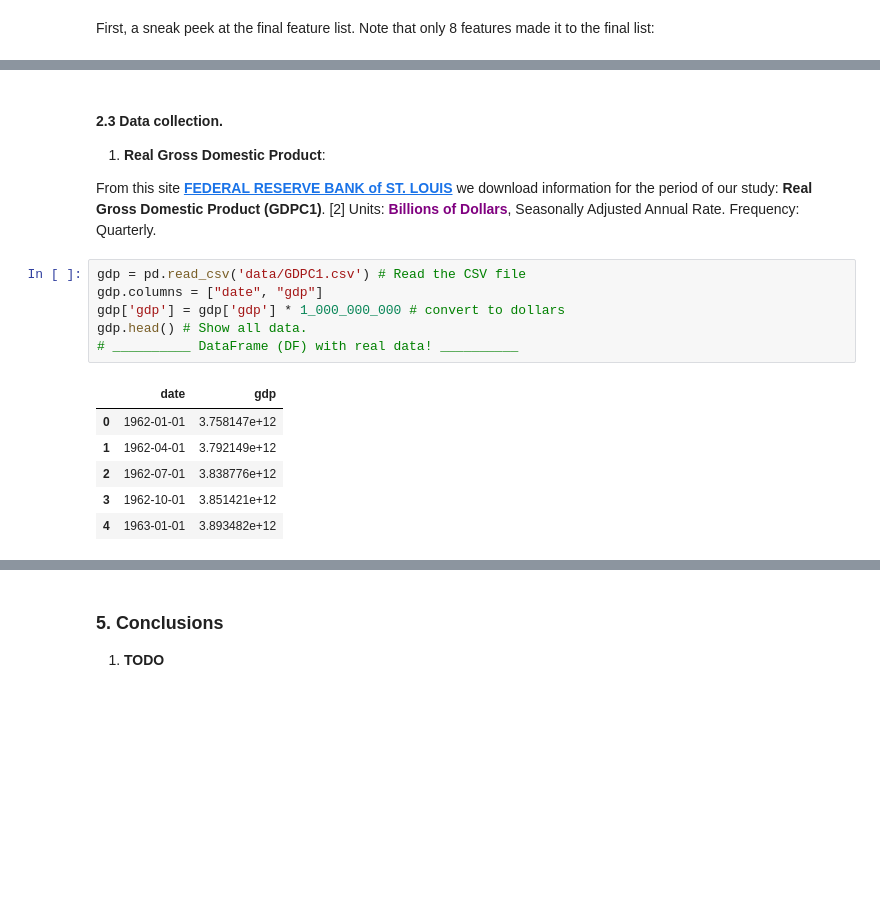
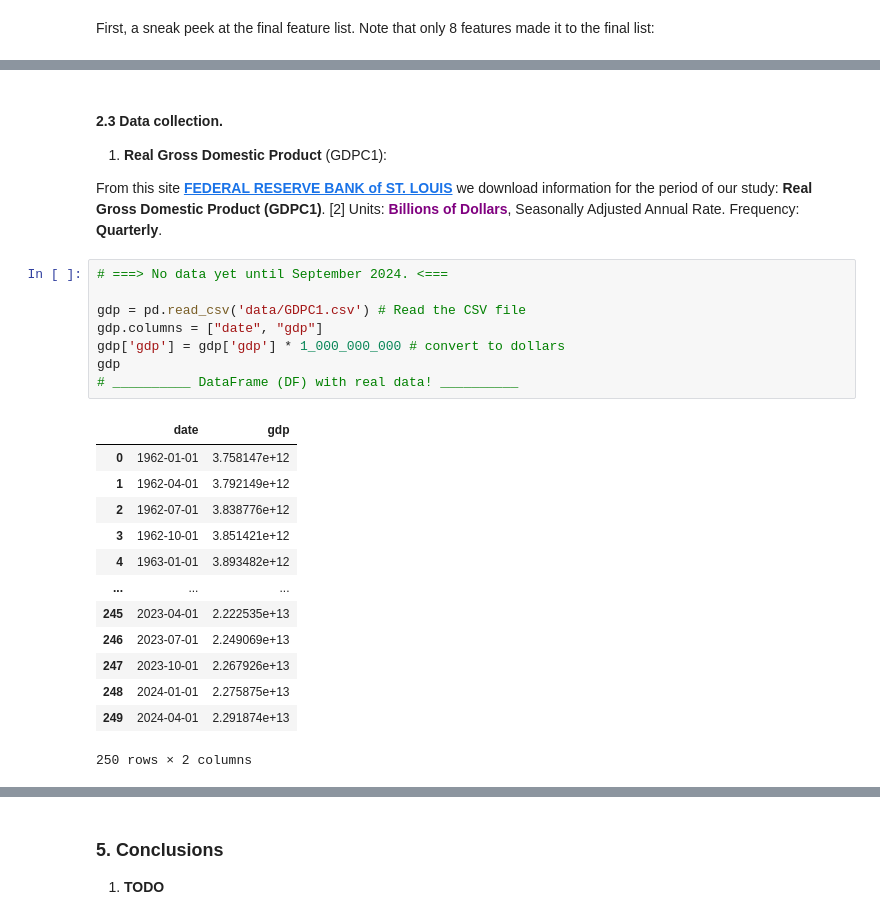
Before and after one commit to Engineer194/Analysis-of-the-US-Economy---Part-2, a Jupyter notebook: Macroeconomic Analysis of the US Economy - Part 2-v.1.ipynb, the cells around one changed output, grey strips where cells are left out. Drawn from its saved outputs; the diff is of its cells as text; blank space fills up the shorter version.

```diff
--- a/Macroeconomic Analysis of the US Economy - Part 2-v.1.ipynb
+++ b/Macroeconomic Analysis of the US Economy - Part 2-v.1.ipynb
@@ -175,21 +165,30 @@ In principle, more features can be included in the model, but there is no time c
 # %% [markdown]
 #### 2.3 Data collection.
 
-1. **Real Gross Domestic Product**:
+1. **Real Gross Domestic Product** (GDPC1):
 
 From this site **[FEDERAL RESERVE BANK of ST. LOUIS](https://fred.stlouisfed.org/series/GDPC1)** we download information for the period of our study: **Real Gross Domestic Product (GDPC1)**. [2]
 Units: <a style="color:purple;">**Billions of Dollars**</a>, Seasonally Adjusted Annual Rate.
-Frequency: Quarterly.
+Frequency: **Quarterly**.
 # %%
+# ===> No data yet until September 2024. <===
+
 gdp = pd.read_csv('data/GDPC1.csv') # Read the CSV file
 gdp.columns = ["date", "gdp"]
 gdp['gdp'] = gdp['gdp'] * 1_000_000_000 # convert to dollars
-gdp.head() # Show all data.
+gdp
 # __________ DataFrame (DF) with real data! __________
 # %% [output]
 |  | date | gdp |
 | 0 | 1962-01-01 | 3.758147e+12 |
 | 1 | 1962-04-01 | 3.792149e+12 |
 | 2 | 1962-07-01 | 3.838776e+12 |
 | 3 | 1962-10-01 | 3.851421e+12 |
 | 4 | 1963-01-01 | 3.893482e+12 |
+| ... | ... | ... |
+| 245 | 2023-04-01 | 2.222535e+13 |
+| 246 | 2023-07-01 | 2.249069e+13 |
+| 247 | 2023-10-01 | 2.267926e+13 |
+| 248 | 2024-01-01 | 2.275875e+13 |
+| 249 | 2024-04-01 | 2.291874e+13 |
+250 rows × 2 columns
```
Also changed, not shown: parts of 30 cells of this notebook.
